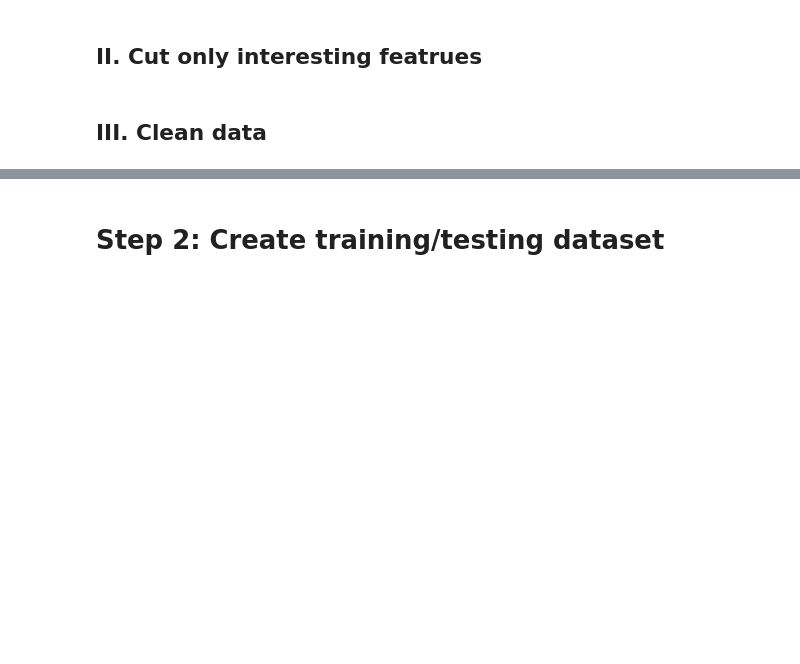
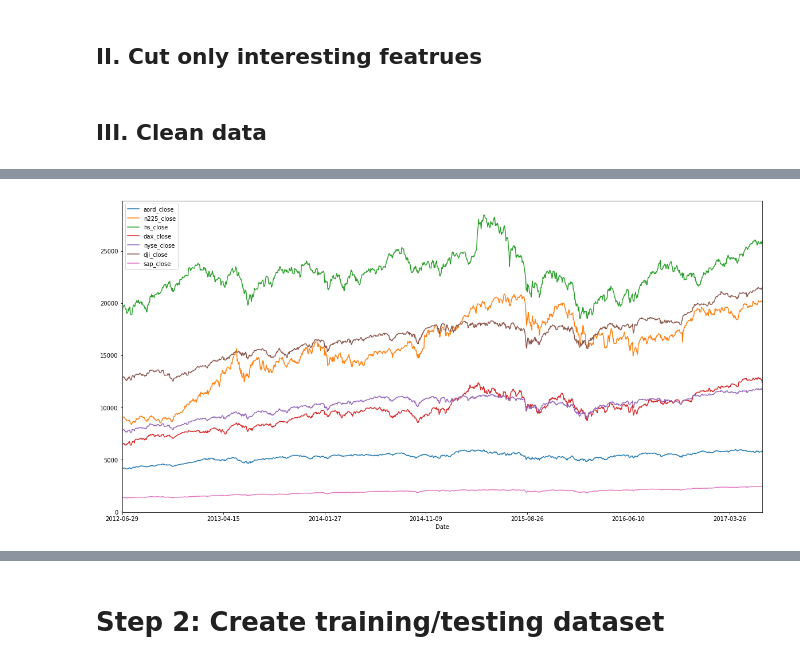
Before and after one commit to drabekj/Stock-Marke-Prediction, a Jupyter notebook: Globe+Markets.ipynb, the cells around one changed output, grey strips where cells are left out. Drawn from its saved outputs; the diff is of its cells as text; code cells hidden in the pictures; blank space fills up the shorter version.

Commit message:
* Replaced datasource. Replaced Quandl API with locally stored data.

```diff
--- a/Globe+Markets.ipynb
+++ b/Globe+Markets.ipynb
@@ -39,23 +36,32 @@ data_us_sap = quandl.get("YAHOO/INDEX_GSPC", start_date="2012-05-12")
+# %%
+data_aus_aord = read_csv('data/^AORD.csv')
+data_jap_n225 = read_csv('data/^N225.csv')
+data_hk_hs = read_csv('data/^HSI.csv')
+data_ger_dax = read_csv('data/^GDAXI.csv')
+data_us_nyse = read_csv('data/^NYA.csv')
+data_us_dji = read_csv('data/^DJI.csv')
+data_us_sap = read_csv('data/^GSPC.csv')
 # %% [markdown]
 ## II. Cut only interesting featrues
 # %%
 closing_data = pd.DataFrame()
 
-closing_data['aord_close'] = data_aus_aord['Adjusted Close']
-closing_data['n225_close'] = data_jap_n225['Adjusted Close']
-closing_data['hs_close']   = data_hk_hs['Adjusted Close']
-closing_data['dax_close']  = data_ger_dax['Adjusted Close']
-closing_data['nyse_close'] = data_us_nyse['Adjusted Close']
-closing_data['dji_close']  = data_us_dji['Adjusted Close']
-closing_data['sap_close']  = data_us_sap['Adjusted Close']
+closing_data['aord_close'] = data_aus_aord['Adj Close']
+closing_data['n225_close'] = data_jap_n225['Adj Close']
+closing_data['hs_close']   = data_hk_hs['Adj Close']
+closing_data['dax_close']  = data_ger_dax['Adj Close']
+closing_data['nyse_close'] = data_us_nyse['Adj Close']
+closing_data['dji_close']  = data_us_dji['Adj Close']
+closing_data['sap_close']  = data_us_sap['Adj Close']
 # %% [markdown]
 ## III. Clean data
 # %%
 # a) Remove unsuitable data (Hang Seng Hong Kong slip down around 18th April 2017)
-closing_data = closing_data.drop([pd.Timestamp('2017-04-18')])
+# closing_data = closing_data.drop([pd.Timestamp('2017-04-18')])
 # %%
 # b) Fill gaps in the data.
 closing_data = closing_data.fillna(method='ffill')
+closing_data = closing_data.fillna(0)
 # %%
 # observe data
 closing_data.describe()
@@ -62,10 +78,10 @@ closing_data.describe()
 # %%
 # observe data in graph
-plt.figure(figsize=(20,10))
-plt.plot(closing_data)
-plt.show()
+_ = closing_data.plot(figsize=(20,10))
 
 # => data needs to be modifiend to fit the same scale
+# %% [output]
+[figure, added]
 # %%
 # c) Normalize data to fit the same scale
 closing_data_norm = pd.DataFrame()
```
Also changed, not shown: parts of 17 cells of this notebook, 1 other file.
